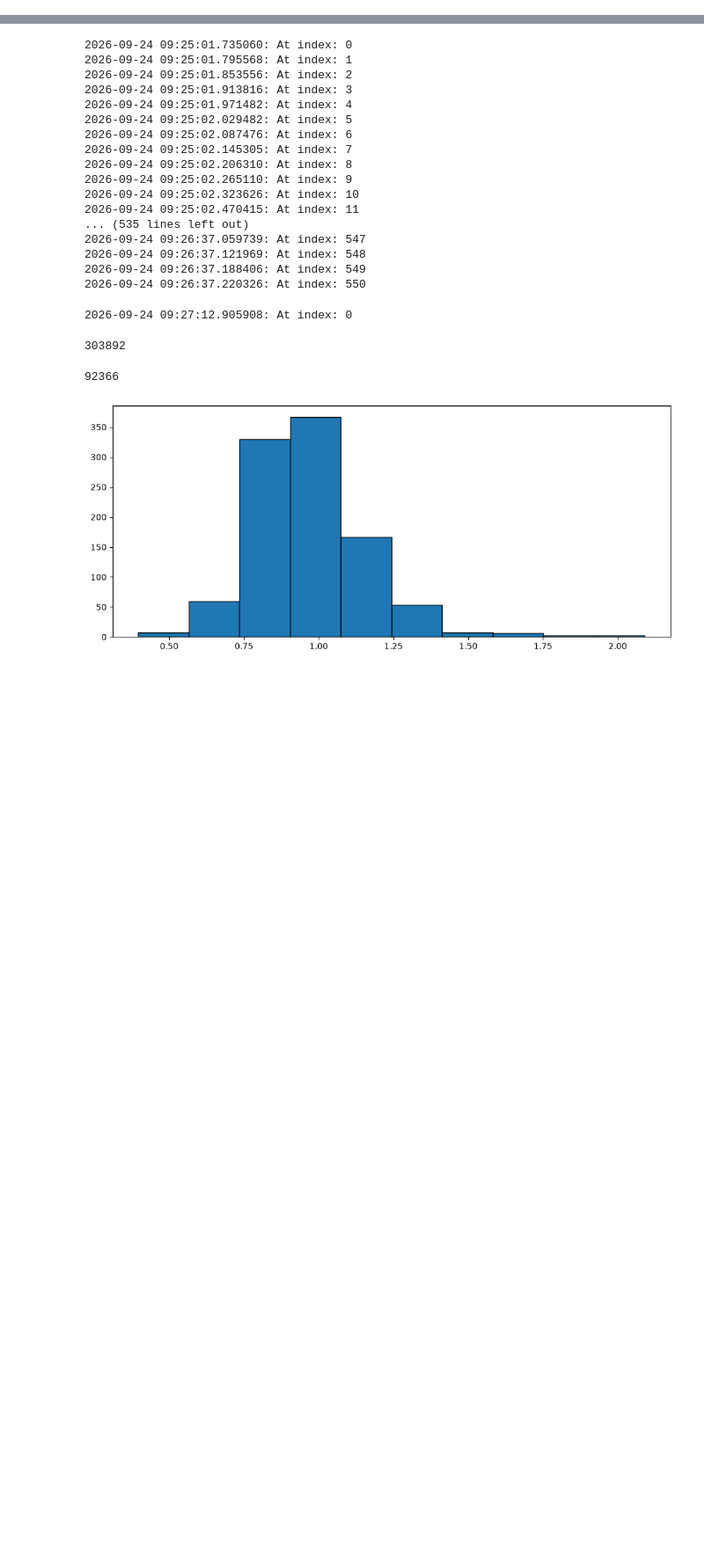
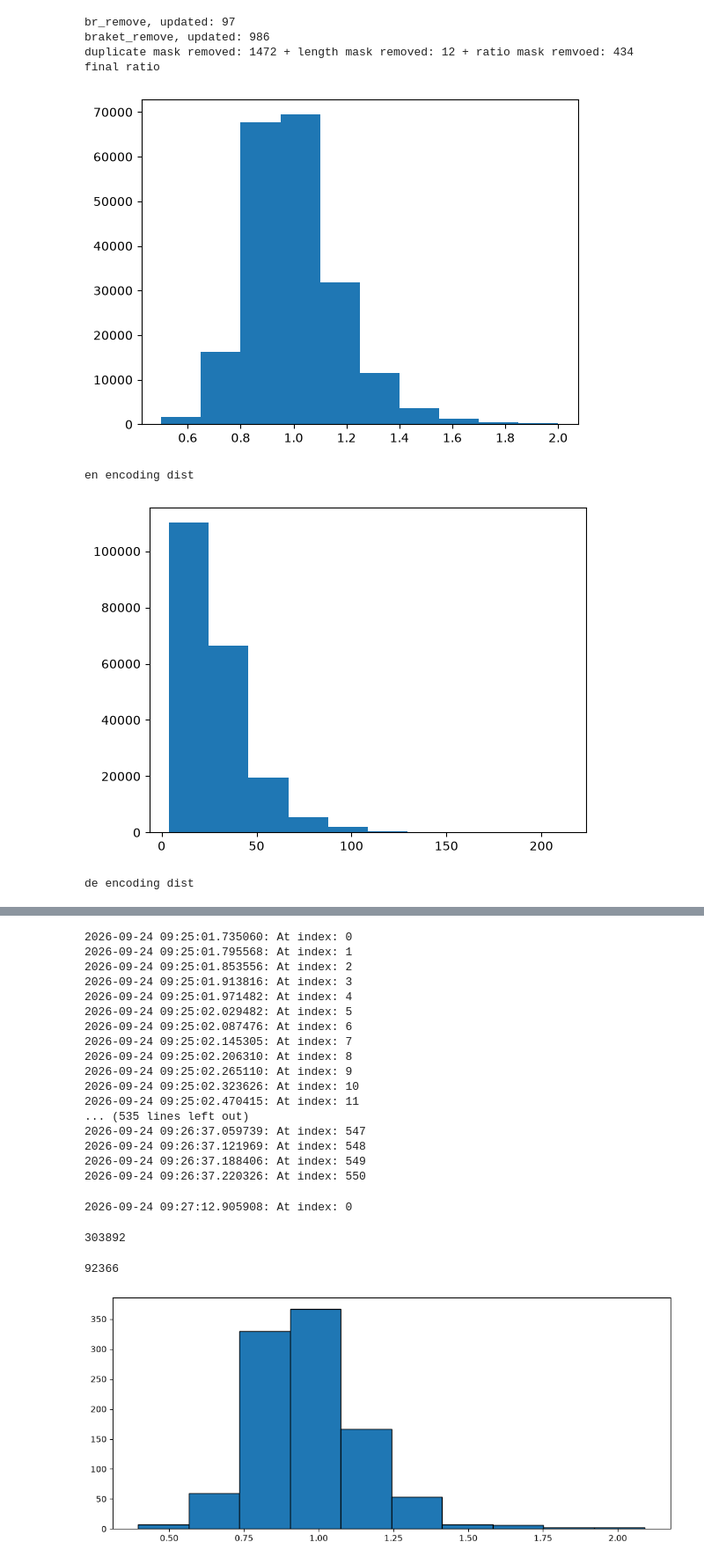
Before and after one commit to maminsed/Attention-is-All-You-Need, a Jupyter notebook: data.ipynb, the cells around one changed output, grey strips where cells are left out. Shown at 88% size. Drawn from its saved outputs; the diff is of its cells as text; code cells hidden in the pictures; blank space fills up the shorter version.

```diff
--- a/data.ipynb
+++ b/data.ipynb
@@ -10,0 +270,14 @@ Warning: You are sending unauthenticated requests to the HF Hub. Please set a HF
+# %%
+train_df = pd.read_csv("data/iwslt17/train_df.csv")
+filtered_df = train_df.copy()
+filtered_df = filter(filtered_df,duplicate_limit=10,duplicate_left=5)
+filtered_df.to_csv("data/iwslt17_curated/train_df.csv")
+# %% [output]
+br_remove, updated: 97
+braket_remove, updated: 986
+duplicate mask removed: 1472 + length mask removed: 12 + ratio mask remvoed: 434
+final ratio
+[figure, added]
+en encoding dist
+[figure, added]
+de encoding dist
```
Also changed, not shown: parts of 20 cells of this notebook, 4 other files.
